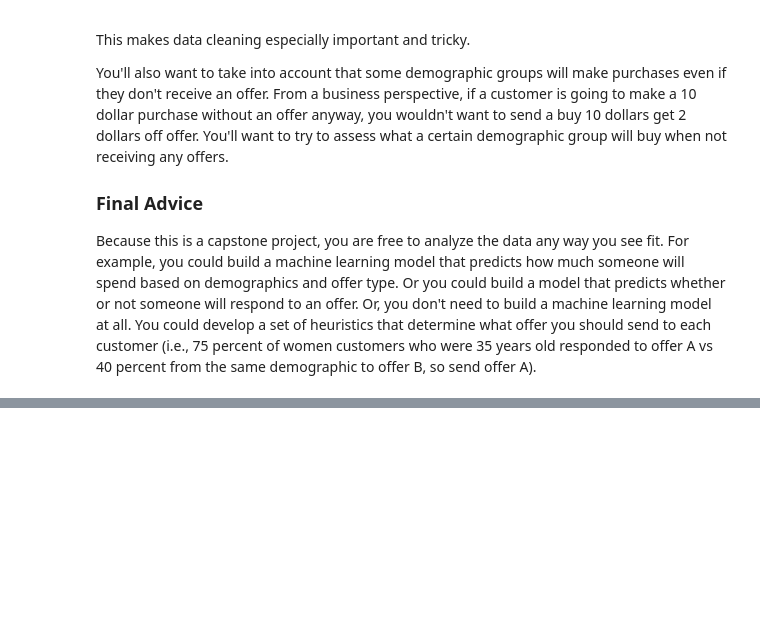
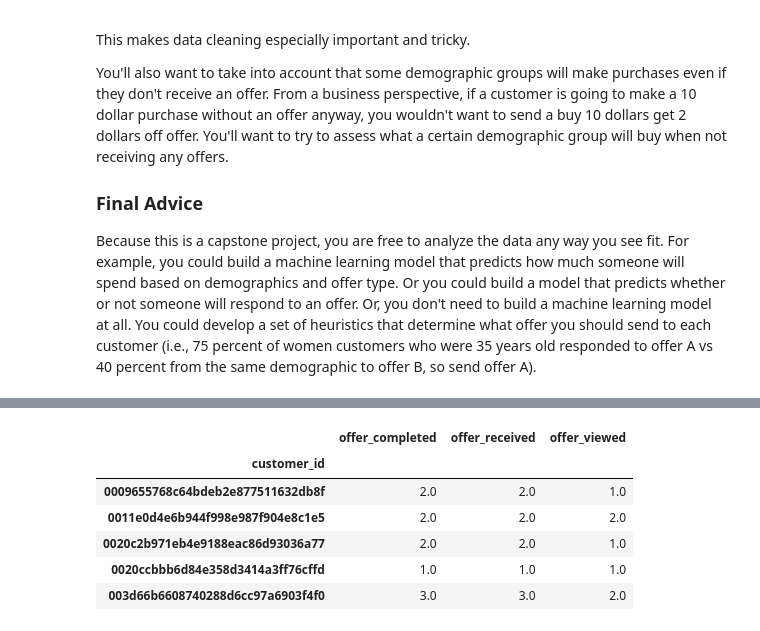
Before and after one commit to kevingao1136/Udacity_DataScience_Nanodegree, a Jupyter notebook: starbucks_capstone/Starbucks_Capstone_notebook.ipynb, the cells around one changed output, grey strips where cells are left out. Drawn from its saved outputs; the diff is of its cells as text; code cells hidden in the pictures; blank space fills up the shorter version.

```diff
--- a/starbucks_capstone/Starbucks_Capstone_notebook.ipynb
+++ b/starbucks_capstone/Starbucks_Capstone_notebook.ipynb
@@ -134,0 +138,10 @@ transcript.head()
+# %%
+create_pivot_offer_type('discount').head()
+# %% [output]
+|  | offer_completed | offer_received | offer_viewed |
+| customer_id |  |  |  |
+| 0009655768c64bdeb2e877511632db8f | 2.0 | 2.0 | 1.0 |
+| 0011e0d4e6b944f998e987f904e8c1e5 | 2.0 | 2.0 | 2.0 |
+| 0020c2b971eb4e9188eac86d93036a77 | 2.0 | 2.0 | 1.0 |
+| 0020ccbbb6d84e358d3414a3ff76cffd | 1.0 | 1.0 | 1.0 |
+| 003d66b6608740288d6cc97a6903f4f0 | 3.0 | 3.0 | 2.0 |
```
Also changed, not shown: parts of 19 cells of this notebook.
